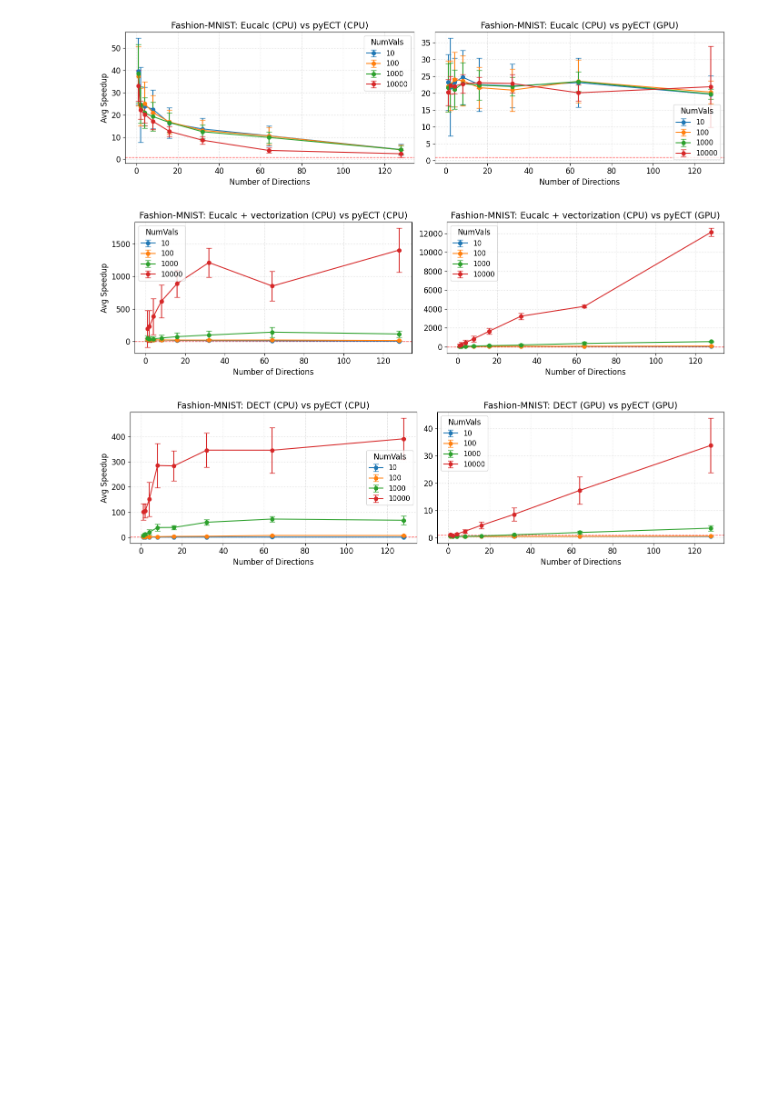
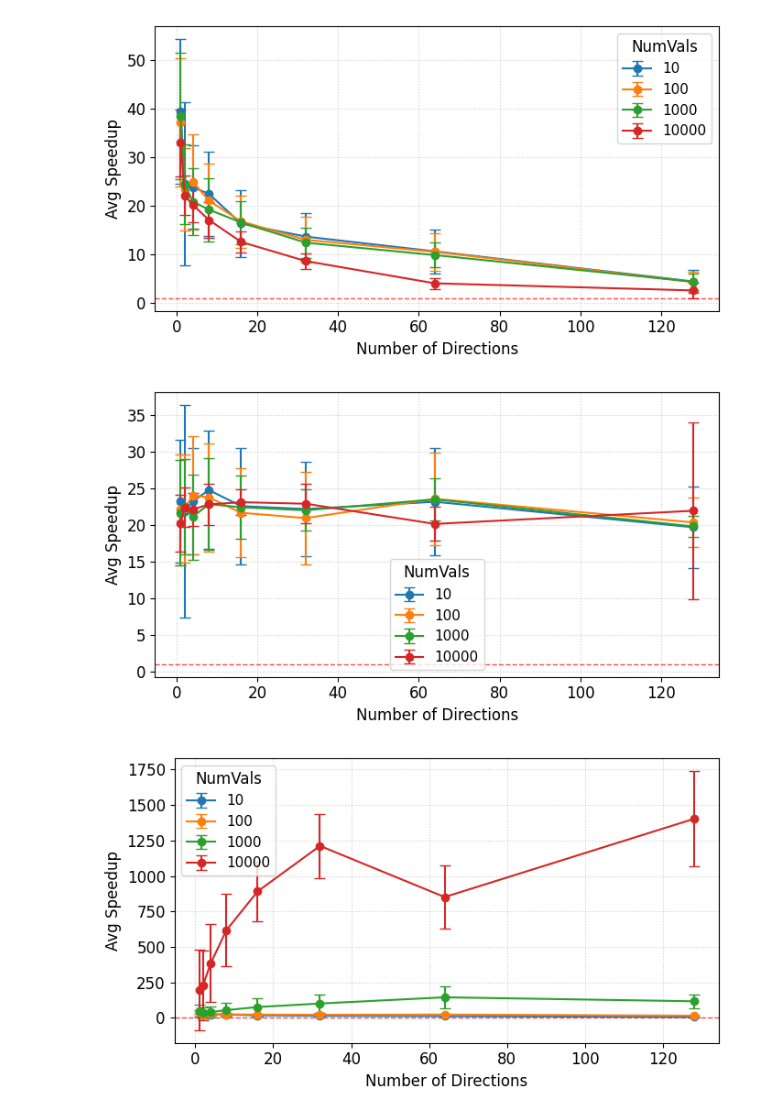
Before and after one commit to compTAG/pyECT-experiments, a Jupyter notebook: figures/wect_figs.ipynb, the cells around one changed output. Saved outputs shown, nothing was run; the diff lists cells and outputs as text; code cells hidden in the pictures; blank space fills up the shorter version.

```diff
--- a/figures/wect_figs.ipynb
+++ b/figures/wect_figs.ipynb
@@ -167,7 +125,7 @@ class Comparison:
         self.include_vectorization_time = include_vectorization_time
 
     def __repr__(self):
-        return (f"Comparison(new={self.new_impl.name}, baseline={self.baseline_impl.name}, include_vectorization_time={self.include_vectorization_time})")
+        return (f"Comparison(new={self.new_impl.name+'_'+self.new_impl.device}, baseline={self.baseline_impl.name+'_'+self.baseline_impl.device}, include_vectorization_time={self.include_vectorization_time})")
 # %%
 implementation_map = {
     "pyECT_uncompiled": "pyECT",
@@ -196,7 +154,8 @@ def plot_speedup_panel(
     grid_shape: tuple[int, int],
     show_err_bars: bool = True,
     fix_axes: bool = True,
-    log_scale: bool = False
+    log_scale: bool = False,
+    show_title: bool = True,
 ):
     """
     Creates a panel of speedup plots based on a list of specified comparisons.
@@ -304,8 +263,8 @@ def plot_speedup_panel(
         ax.axhline(y=1, color='r', linestyle='--', linewidth=1, alpha=0.7)
 
         # Set titles and labels
-        ax.set_title(f"{dataset_map[dataset]}: {implementation_map[baseline_impl.name]}{' + vectorization' if comparison.include_vectorization_time else ''} ({device_map[baseline_impl.device]}) vs {implementation_map[new_impl.name]} ({device_map[new_impl.device]})",
-                     fontsize=14)
+        if show_title:
+            ax.set_title(f"{dataset_map[dataset]}: {implementation_map[baseline_impl.name]}{' + vectorization' if comparison.include_vectorization_time else ''} ({device_map[baseline_impl.device]}) vs {implementation_map[new_impl.name]} ({device_map[new_impl.device]})", fontsize=14)
 
         # Only label the Y-axis if fix_axes is False (or on the first column if True)
         if ax_idx % num_cols == 0:
@@ -331,64 +297,31 @@ def plot_speedup_panel(
 # %%
-
-# 1. Define all possible implementations
-eucalc = Implementation(name="eucalc", device="cpu", cores=1)
-pyECT_uncompiled_cpu = Implementation(name="pyECT_uncompiled", device="cpu", cores=1)
-pyECT_uncompiled_gpu = Implementation(name="pyECT_uncompiled", device="cuda", cores=1)
-dect_cpu = Implementation(name="dect", device="cpu", cores=1)
-dect_gpu = Implementation(name="dect", device="cuda", cores=1)
-
-
-comparison1 = [
+comparisons = [
     Comparison(new_impl=pyECT_uncompiled_cpu, baseline_impl=eucalc),
     Comparison(new_impl=pyECT_uncompiled_gpu, baseline_impl=eucalc),
-]
-
-comparison2 = [
     Comparison(new_impl=pyECT_uncompiled_cpu, baseline_impl=eucalc, include_vectorization_time=True),
     Comparison(new_impl=pyECT_uncompiled_gpu, baseline_impl=eucalc, include_vectorization_time=True),
-]
-
-comparison3 = [
     Comparison(new_impl=pyECT_uncompiled_cpu, baseline_impl=dect_cpu),
     Comparison(new_impl=pyECT_uncompiled_gpu, baseline_impl=dect_gpu)
 ]
 
-grid_shape = (1, 2) # 1 row, 2 columns
+grid_shape = (1, 1)
 data_set = "fashionmnist"
 invariant = "wect"
 timesteps_list = [10, 100, 1000, 10000]
 dirs_list = [1, 2, 4, 8, 16, 32, 64, 128]
 
-plot_speedup_panel(
+for comparison in comparisons:
+    plot_speedup_panel(
     data_set,
     invariant,
     timesteps_list,
     dirs_list,
-    comparison1,
+    [comparison],
     grid_shape,
-    fix_axes=False
+    fix_axes=False,
+    show_title=False
 )
-
-plot_speedup_panel(
-    data_set,
-    invariant,
-    timesteps_list,
-    dirs_list,
-    comparison2,
-    grid_shape,
-    fix_axes=False
-)
-
-plot_speedup_panel(
-    data_set,
-    invariant,
-    timesteps_list,
-    dirs_list,
-    comparison3,
-    grid_shape,
-    fix_axes=False
-)
 # %% [output]
-[figure, old version]
+[figure, new version]
-[figure, old version]
+[figure, new version]
-[figure, old version]
+[figure, new version]
```
Also changed, not shown: parts of 5 cells of this notebook, 1 other file.
